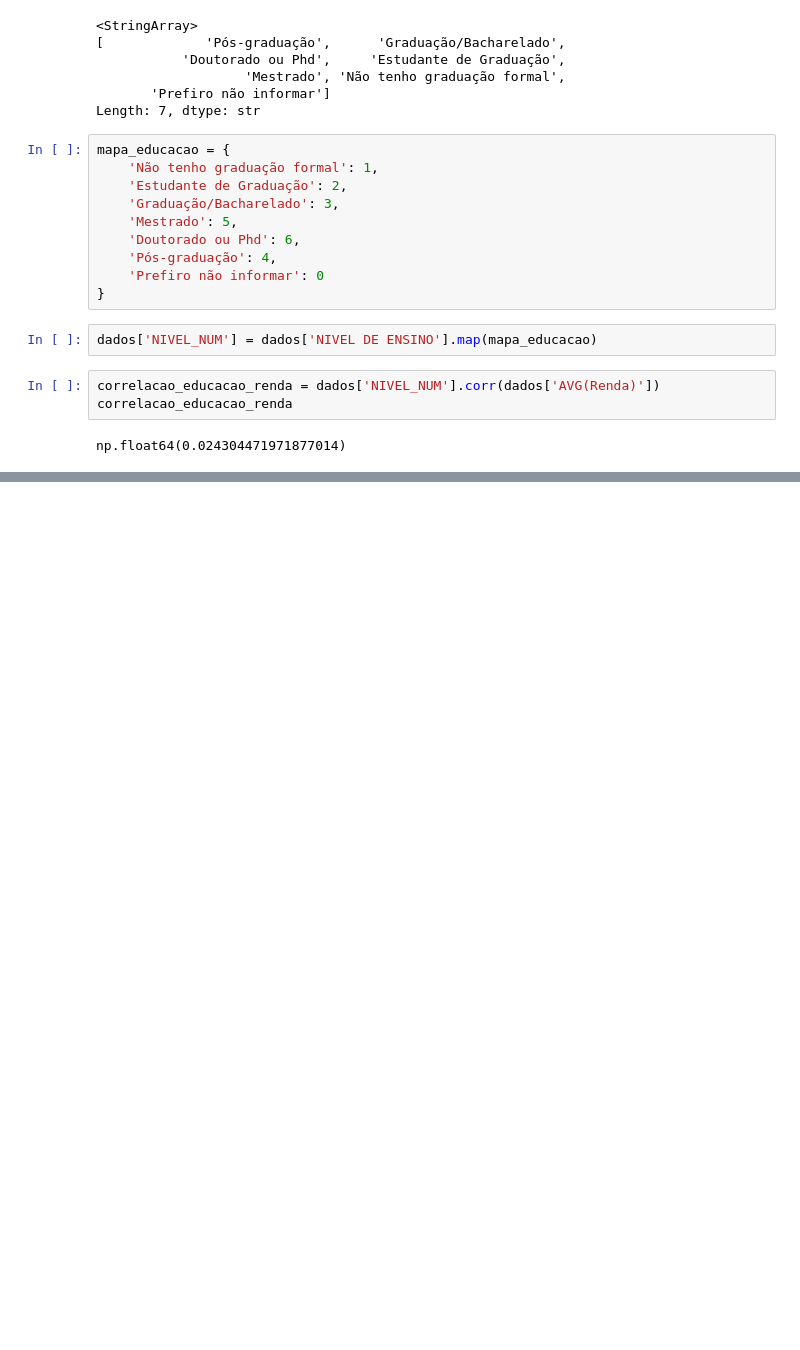
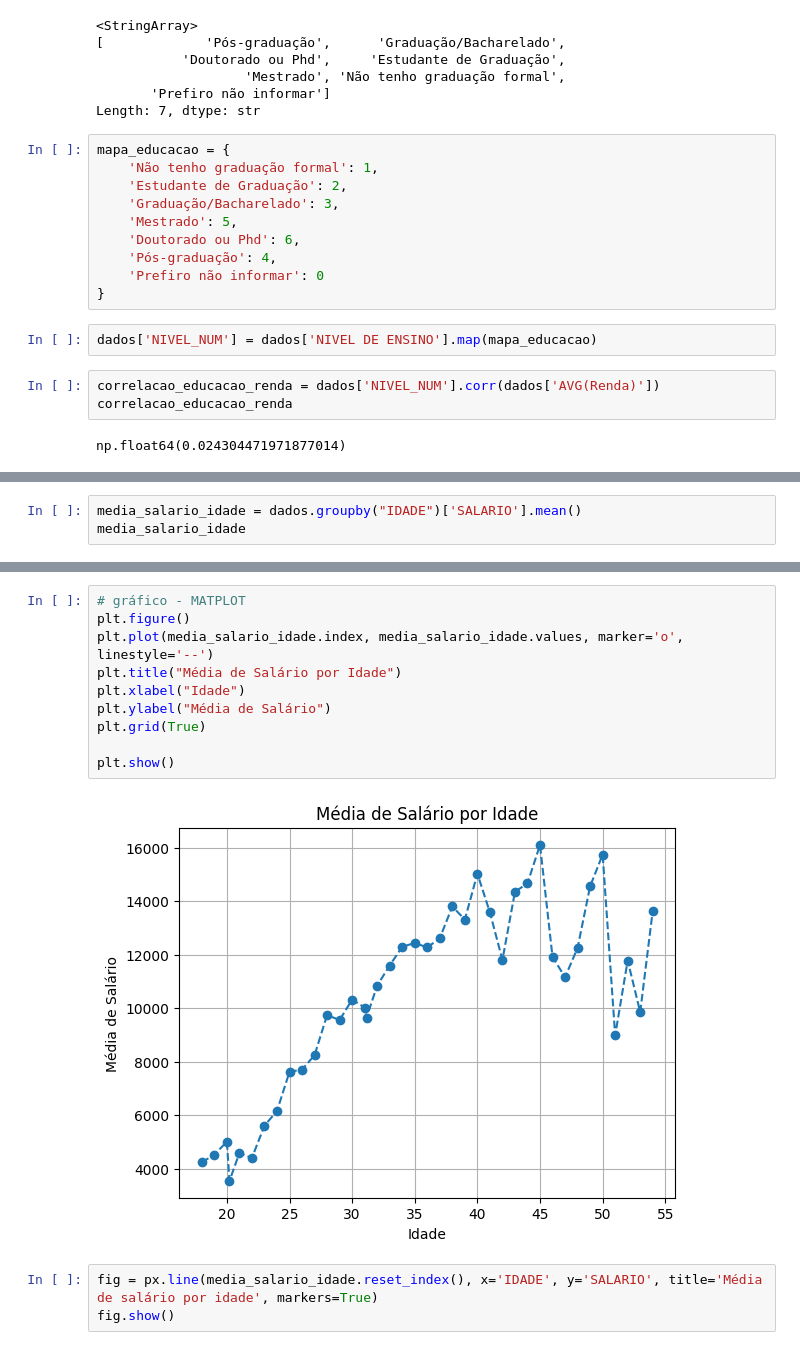
Before and after one commit to analurod/learning-data-science, a Jupyter notebook: dados_programaria/analise_dados.ipynb, the cells around one changed output, grey strips where cells are left out. Cells and saved outputs as stored; diff of their text form; blank space fills up the shorter version.

```diff
--- a/dados_programaria/analise_dados.ipynb
+++ b/dados_programaria/analise_dados.ipynb
@@ -1227,0 +1284,3 @@ np.float64(0.024304471971877014)
+# %%
+media_salario_idade = dados.groupby("IDADE")['SALARIO'].mean()
+media_salario_idade
@@ -1227,0 +1305,15 @@ np.float64(0.024304471971877014)
+# %%
+# gráfico - MATPLOT
+plt.figure()
+plt.plot(media_salario_idade.index, media_salario_idade.values, marker='o', linestyle='--')
+plt.title("Média de Salário por Idade")
+plt.xlabel("Idade")
+plt.ylabel("Média de Salário")
+plt.grid(True)
+
+plt.show()
+# %% [output]
+[figure, added]
+# %%
+fig = px.line(media_salario_idade.reset_index(), x='IDADE', y='SALARIO', title='Média de salário por idade', markers=True)
+fig.show()
```
Also changed, not shown: parts of 10 cells of this notebook.
